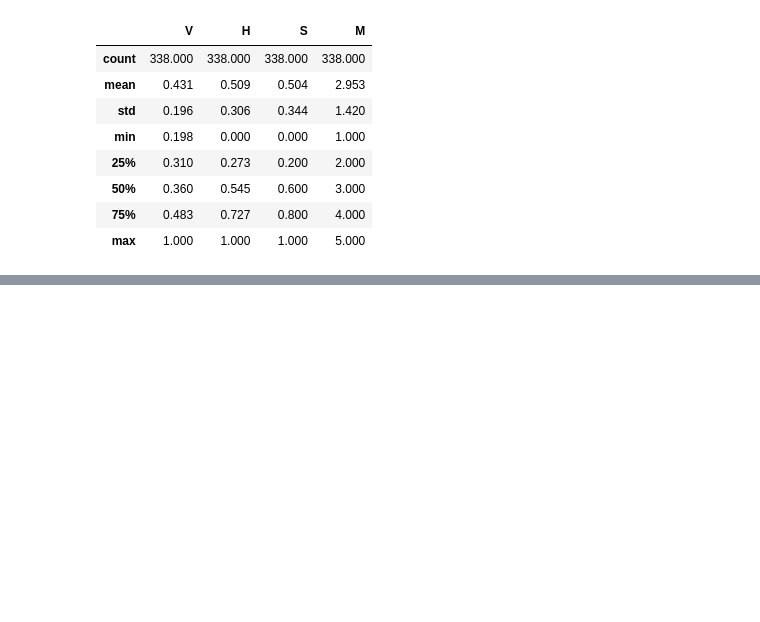
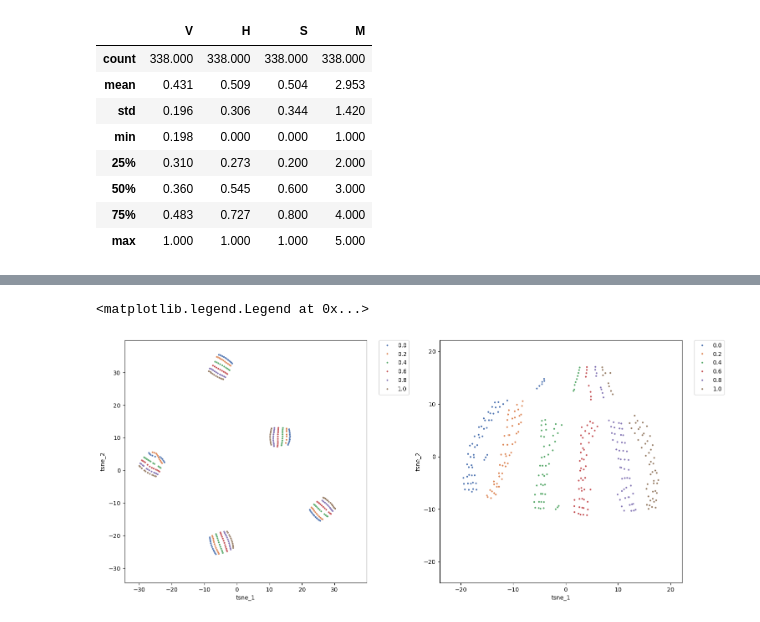
Before and after one commit to walltim3/Data_Analysis_2023, a Jupyter notebook: Lab_2/Pr_3/Pr_3.ipynb, the cells around one changed output, grey strips where cells are left out. Cells and saved outputs as stored; diff of their text form; code cells hidden in the pictures; blank space fills up the shorter version.

```diff
--- a/Lab_2/Pr_3/Pr_3.ipynb
+++ b/Lab_2/Pr_3/Pr_3.ipynb
@@ -105,0 +109,37 @@ ax[1].legend(bbox_to_anchor=(1.05, 1), loc=2, borderaxespad=0.0)
+# %%
+X_1 = df#.drop(['M'], axis = 1)
+y_1 = df[param] # m h v s
+
+tsne = TSNE(n_components=2)
+tsne_result_1 = tsne.fit_transform(X_1)
+tsne_result_df_1 = pd.DataFrame({'tsne_1': tsne_result_1[:,0], 'tsne_2': tsne_result_1[:,1], 'label': y_1})
+
+X_2 = df.drop(['M'], axis = 1)
+y_2 = df[param] # m h v s
+
+tsne_result_2 = tsne.fit_transform(X_2)
+tsne_result_df_2 = pd.DataFrame({'tsne_1': tsne_result_2[:,0], 'tsne_2': tsne_result_2[:,1], 'label': y_2})
+
+### ###
+
+fig, ax = plt.subplots(nrows=1, ncols=2, constrained_layout = True, figsize=(15, 15))
+
+# using padding
+
+sns.scatterplot(x='tsne_1', y='tsne_2', hue='label', data=tsne_result_df_1, ax=ax[0],s=10, palette='deep')
+lim = (tsne_result_1.min()-4.5, tsne_result_1.max()+4.5)
+ax[0].set_xlim(lim)
+ax[0].set_ylim(lim)
+ax[0].set_aspect('equal')
+ax[0].legend(bbox_to_anchor=(1.05, 1), loc=2, borderaxespad=0.0)
+
+
+sns.scatterplot(x='tsne_1', y='tsne_2', hue='label', data=tsne_result_df_2, ax=ax[1],s=10, palette='deep')
+lim = (tsne_result_2.min()-4.5, tsne_result_2.max()+4.5)
+ax[1].set_xlim(lim)
+ax[1].set_ylim(lim)
+ax[1].set_aspect('equal')
+ax[1].legend(bbox_to_anchor=(1.05, 1), loc=2, borderaxespad=0.0)
+# %% [output]
+<matplotlib.legend.Legend at 0x...>
+[figure, added]
```
Also changed, not shown: parts of 6 cells of this notebook.
